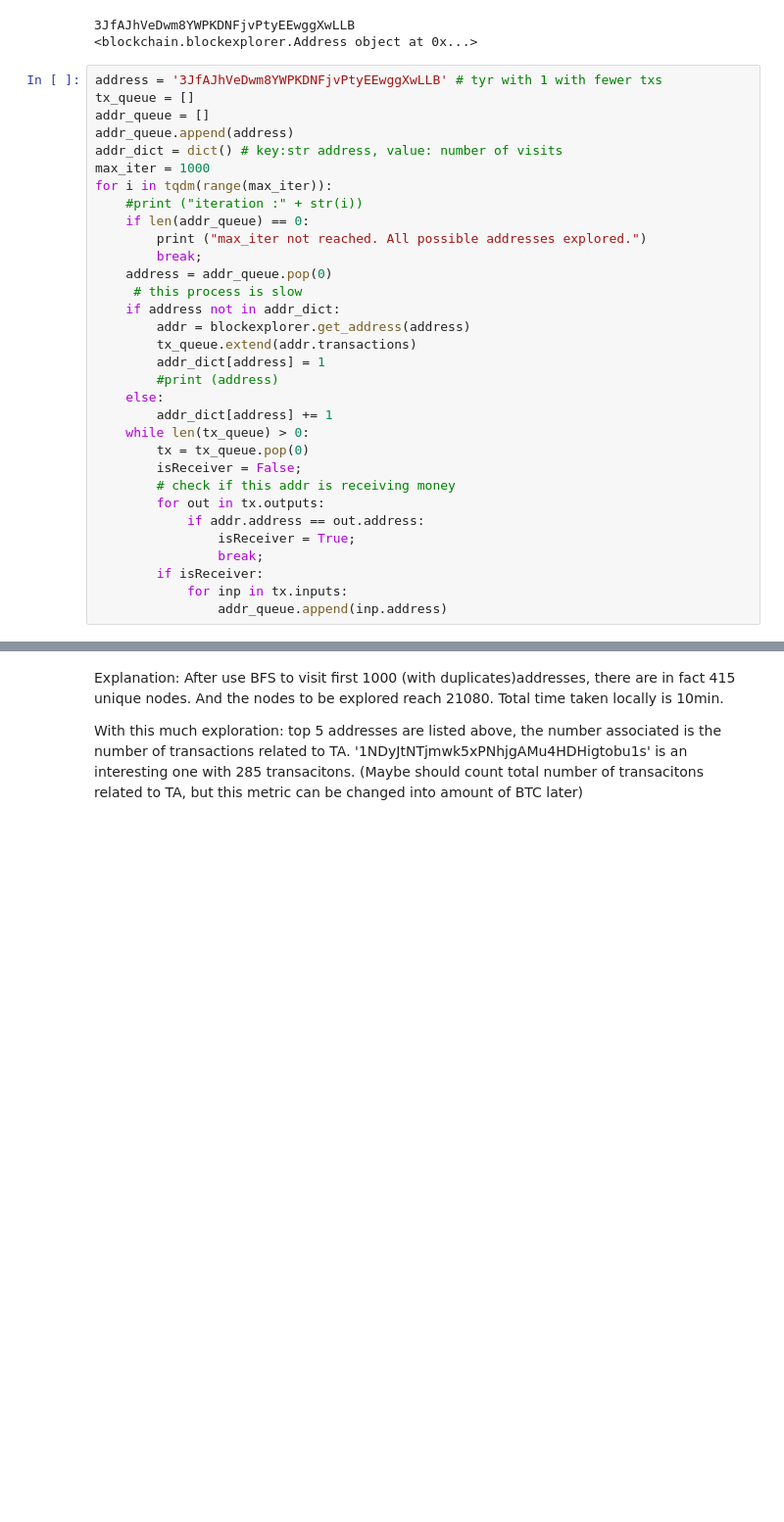
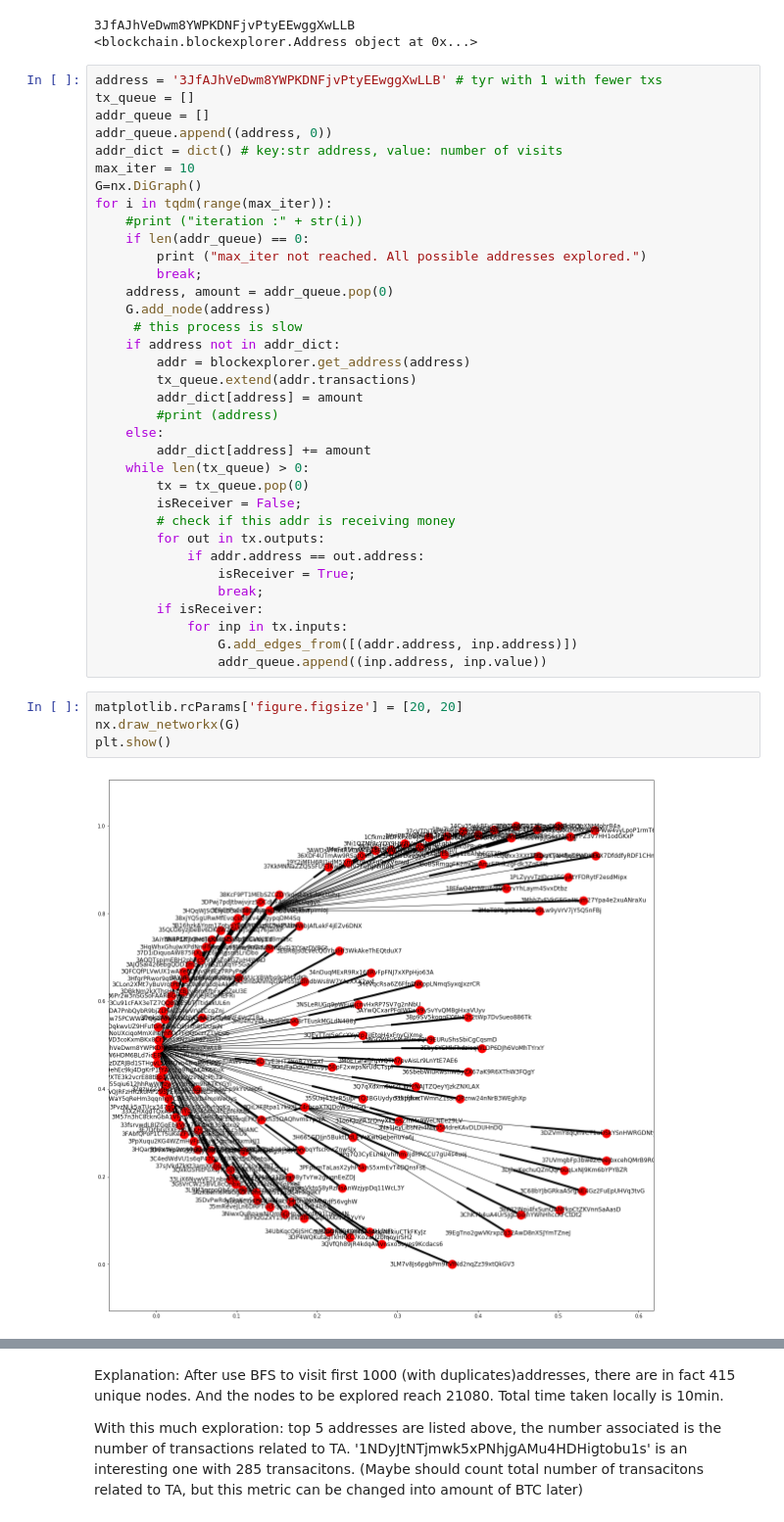
Before and after one commit to baihuajun24/tracebtc, a Jupyter notebook: playground.ipynb, the cells around one changed output, grey strips where cells are left out. Shown at 98% size. Cells and saved outputs as stored; diff of their text form; blank space fills up the shorter version.

Commit message:
amount added. graph added.

```diff
--- a/playground.ipynb
+++ b/playground.ipynb
@@ -66,23 +68,25 @@ print (addr_queue[0])
 address = '3JfAJhVeDwm8YWPKDNFjvPtyEEwggXwLLB' # tyr with 1 with fewer txs
 tx_queue = []
 addr_queue = []
-addr_queue.append(address)
+addr_queue.append((address, 0))
 addr_dict = dict() # key:str address, value: number of visits
-max_iter = 1000
+max_iter = 10
+G=nx.DiGraph()
 for i in tqdm(range(max_iter)):
     #print ("iteration :" + str(i))
     if len(addr_queue) == 0:
         print ("max_iter not reached. All possible addresses explored.")
         break;
-    address = addr_queue.pop(0)
+    address, amount = addr_queue.pop(0)
+    G.add_node(address)
      # this process is slow
     if address not in addr_dict:
         addr = blockexplorer.get_address(address)
         tx_queue.extend(addr.transactions)
-        addr_dict[address] = 1
+        addr_dict[address] = amount
         #print (address)
     else:
-        addr_dict[address] += 1
+        addr_dict[address] += amount
     while len(tx_queue) > 0:
         tx = tx_queue.pop(0)
         isReceiver = False;
@@ -93,4 +97,11 @@ for i in tqdm(range(max_iter)):
                 break;
         if isReceiver:
             for inp in tx.inputs:
-                addr_queue.append(inp.address)
+                G.add_edges_from([(addr.address, inp.address)])
+                addr_queue.append((inp.address, inp.value))
+# %%
+matplotlib.rcParams['figure.figsize'] = [20, 20]
+nx.draw_networkx(G)
+plt.show()
+# %% [output]
+[figure, added]
```
Also changed, not shown: parts of 6 cells of this notebook.
